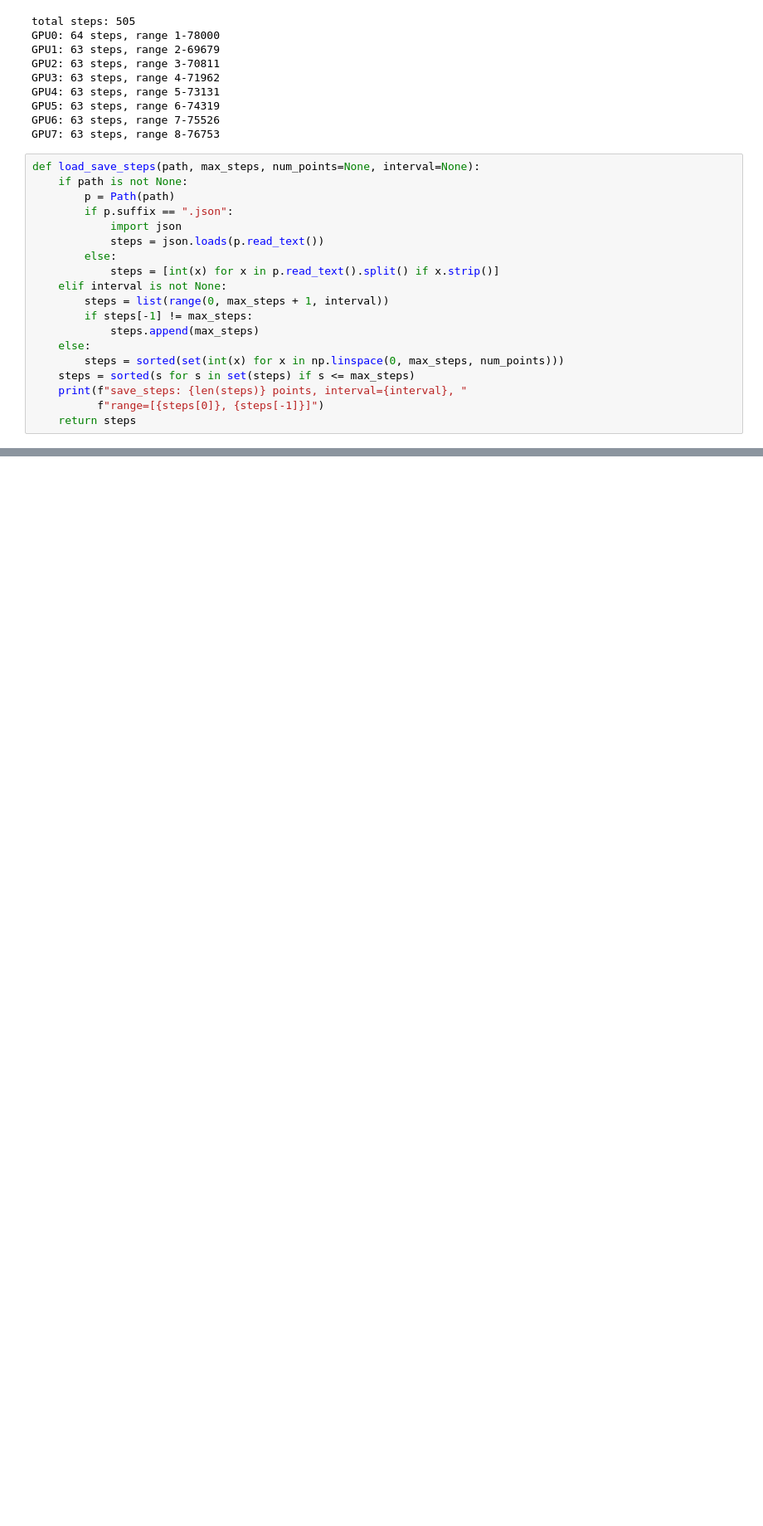
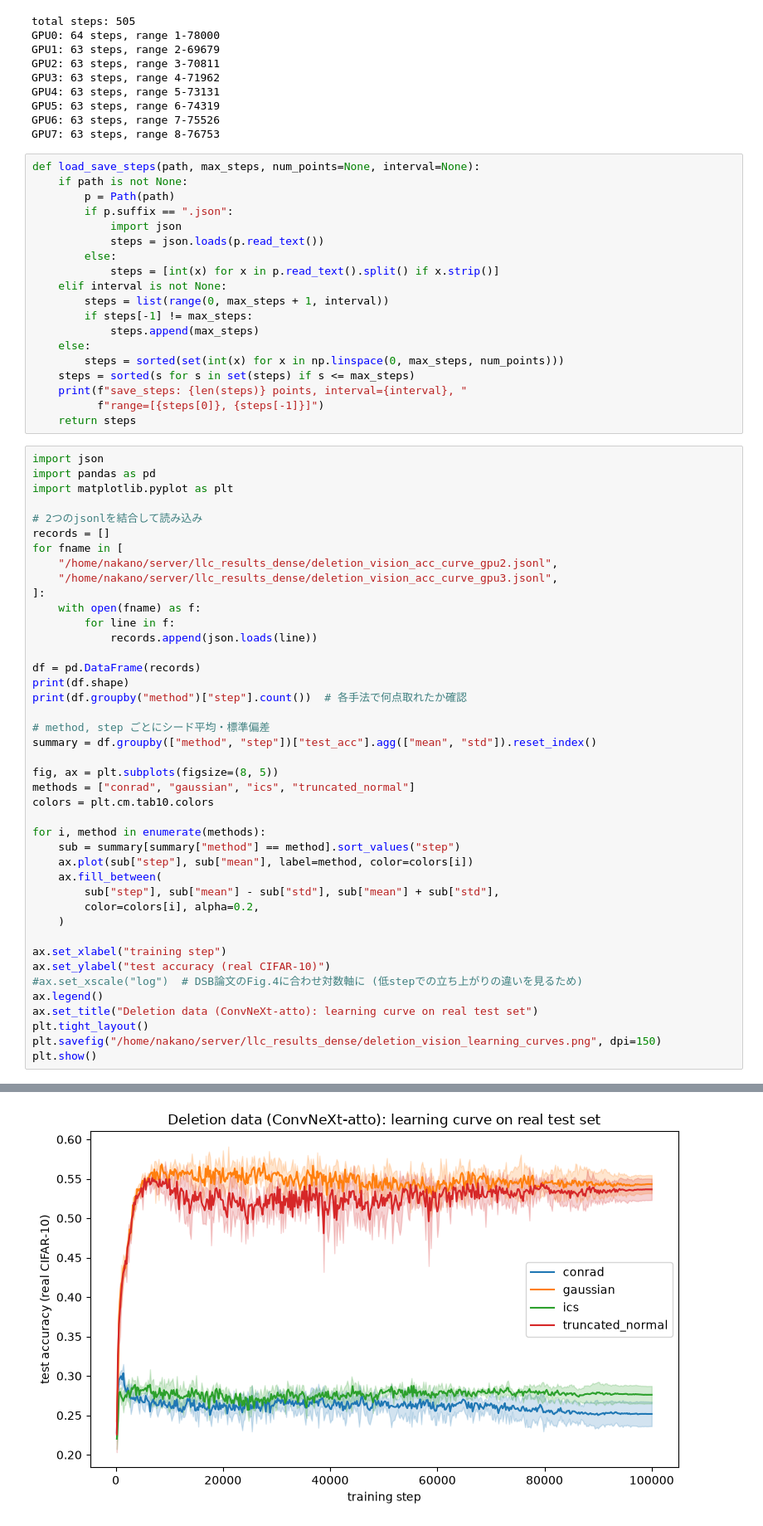
Before and after one commit to shiryu-nakano/dsb-llc-reproduction, a Jupyter notebook: plots3.ipynb, the cells around one changed output, grey strips where cells are left out. Shown at 83% size. Saved outputs shown, nothing was run; the diff lists cells and outputs as text; blank space fills up the shorter version.

```diff
--- a/plots3.ipynb
+++ b/plots3.ipynb
@@ -47,3 +47,46 @@ def load_save_steps(path, max_steps, num_points=None, interval=None):
     print(f"save_steps: {len(steps)} points, interval={interval}, "
           f"range=[{steps[0]}, {steps[-1]}]")
     return steps
+# %%
+import json
+import pandas as pd
+import matplotlib.pyplot as plt
+
+# 2つのjsonlを結合して読み込み
+records = []
+for fname in [
+    "/home/nakano/server/llc_results_dense/deletion_vision_acc_curve_gpu2.jsonl",
+    "/home/nakano/server/llc_results_dense/deletion_vision_acc_curve_gpu3.jsonl",
+]:
+    with open(fname) as f:
+        for line in f:
+            records.append(json.loads(line))
+
+df = pd.DataFrame(records)
+print(df.shape)
+print(df.groupby("method")["step"].count())  # 各手法で何点取れたか確認
+
+# method, step ごとにシード平均・標準偏差
+summary = df.groupby(["method", "step"])["test_acc"].agg(["mean", "std"]).reset_index()
+
+fig, ax = plt.subplots(figsize=(8, 5))
+methods = ["conrad", "gaussian", "ics", "truncated_normal"]
+colors = plt.cm.tab10.colors
+
+for i, method in enumerate(methods):
+    sub = summary[summary["method"] == method].sort_values("step")
+    ax.plot(sub["step"], sub["mean"], label=method, color=colors[i])
+    ax.fill_between(
+        sub["step"], sub["mean"] - sub["std"], sub["mean"] + sub["std"],
+        color=colors[i], alpha=0.2,
+    )
+
+ax.set_xlabel("training step")
+ax.set_ylabel("test accuracy (real CIFAR-10)")
+#ax.set_xscale("log")  # DSB論文のFig.4に合わせ対数軸に (低stepでの立ち上がりの違いを見るため)
+ax.legend()
+ax.set_title("Deletion data (ConvNeXt-atto): learning curve on real test set")
+plt.tight_layout()
+plt.savefig("/home/nakano/server/llc_results_dense/deletion_vision_learning_curves.png", dpi=150)
+plt.show()
+# %% [output]
@@ -49,0 +100 @@ def load_save_steps(path, max_steps, num_points=None, interval=None):
+[figure, added]
```
Also changed, not shown: parts of 13 cells of this notebook, 4 other files.
